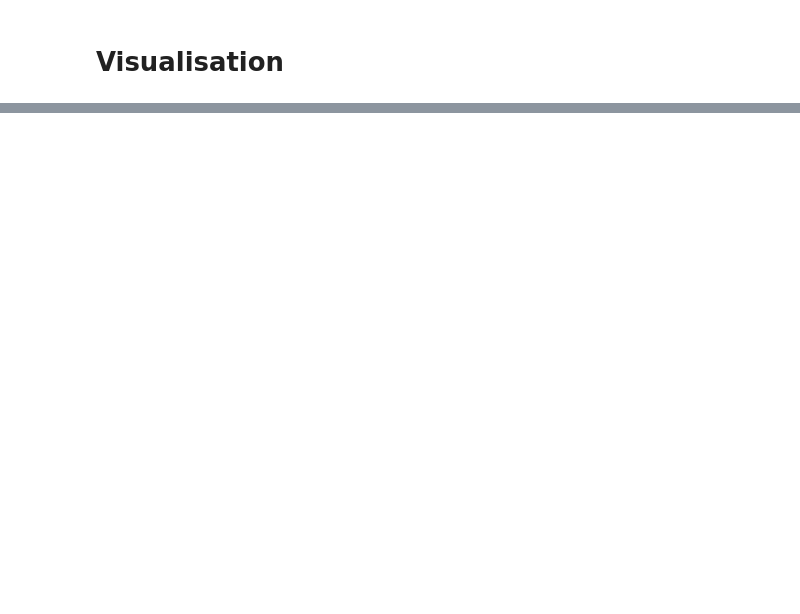
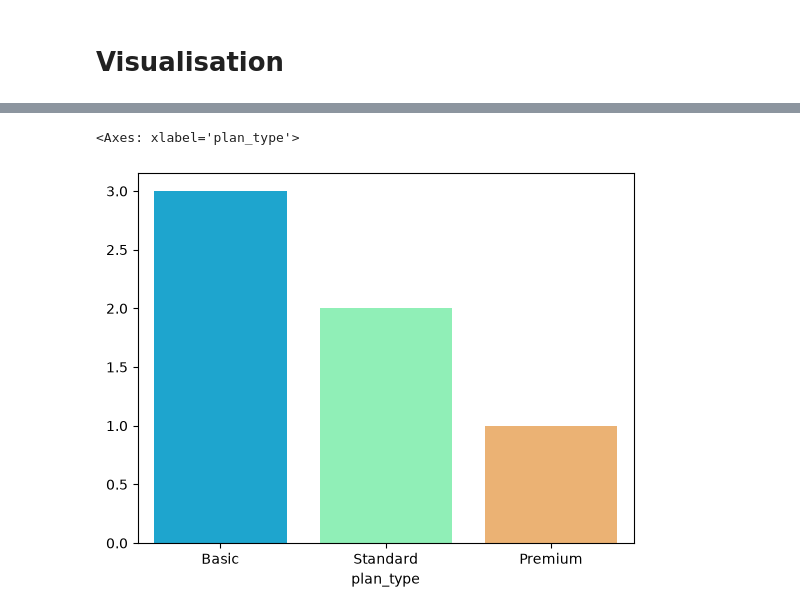
Before and after one commit to abdullahshamshad03/Churn-Analysis, a Jupyter notebook: data_analysis.ipynb, the cells around one changed output, grey strips where cells are left out. Drawn from its saved outputs; the diff is of its cells as text; code cells hidden in the pictures; blank space fills up the shorter version.

```diff
--- a/data_analysis.ipynb
+++ b/data_analysis.ipynb
@@ -229,0 +226,7 @@ df_copy = df.copy()
+# %%
+# Churn by plan-type
+plan_type_churn = df_copy[df_copy['churn_flag'] == 1].groupby('plan_type').size().sort_values(ascending=False)
+sns.barplot(x = plan_type_churn.index,y = plan_type_churn.values, palette='rainbow')
+# %% [output]
+<Axes: xlabel='plan_type'>
+[figure, added]
```
Also changed, not shown: parts of 14 cells of this notebook.
